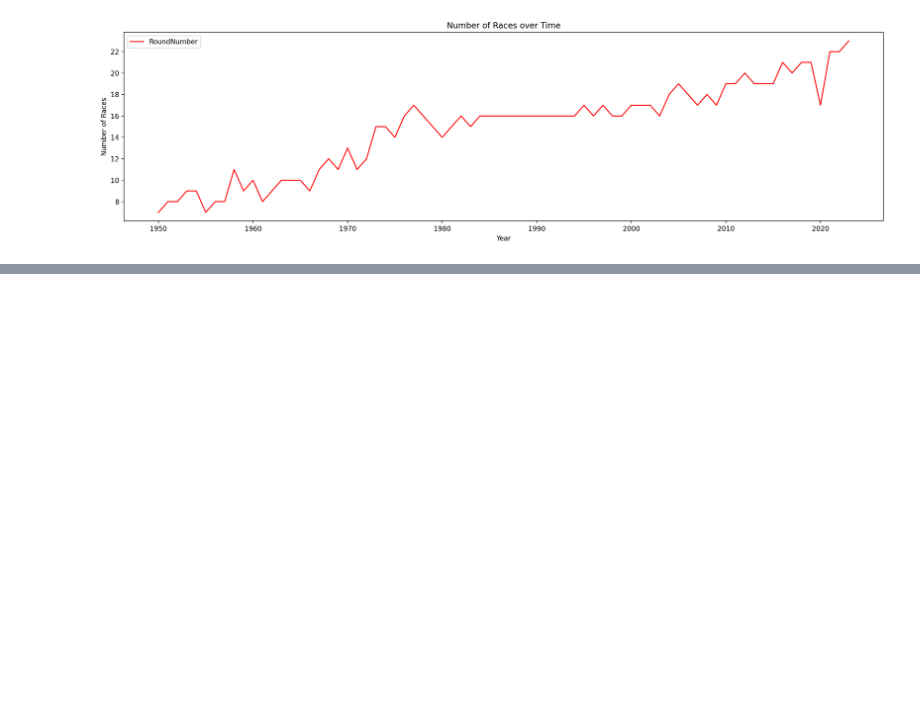
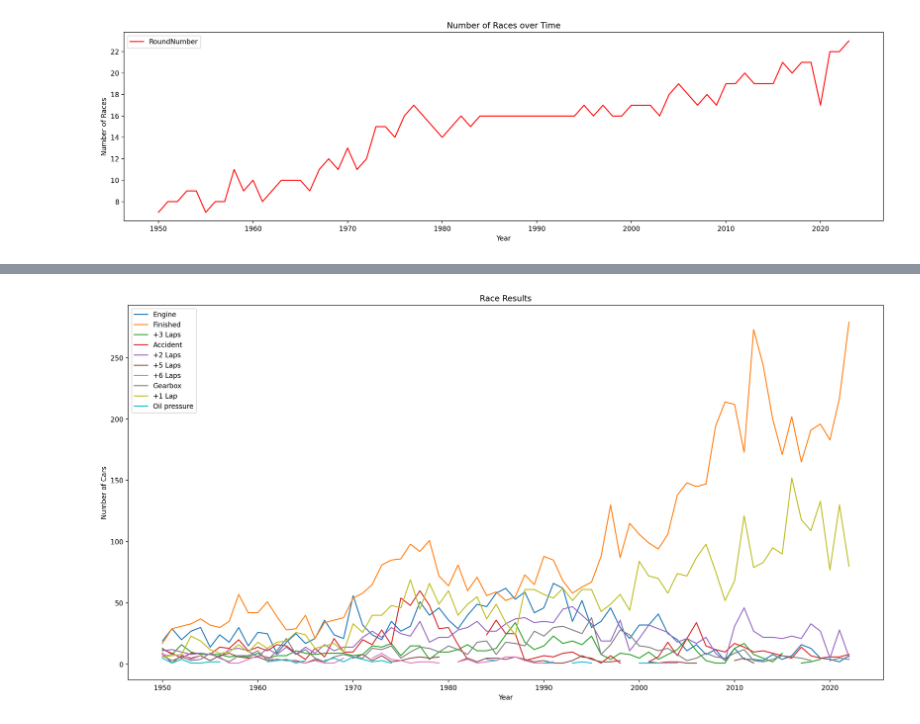
Before and after one commit to khushmeeet/f1, a Jupyter notebook: F1 analysis.ipynb, the cells around one changed output, grey strips where cells are left out. Saved outputs shown, nothing was run; the diff lists cells and outputs as text; code cells hidden in the pictures; blank space fills up the shorter version.

Commit message:
historical race status

```diff
--- a/F1 analysis.ipynb
+++ b/F1 analysis.ipynb
@@ -35,0 +40,14 @@ ax.set_title("Number of Races over Time");
+# %%
+sessions_df = pd.DataFrame()
+
+# Excluding 2023 because season is not complete
+for i in range(1950, 2023):
+    year = pd.DataFrame()
+    for j in range(1,df.loc[float(i)][0]+1):
+        session = fastf1.get_session(i, j, 'Race')
+        session.load(telemetry=False, laps=False, weather=False)
+        year = pd.concat([year, session.results["Status"]])
+    status = pd.DataFrame(year[0].value_counts().to_dict(), index=[i])
+    del year
+    sessions_df = pd.concat([sessions_df, status])
+    del status
@@ -35,0 +89,7 @@ ax.set_title("Number of Races over Time");
+# %%
+ax = sessions_df.iloc[:,:10].plot.line(use_index=True, figsize=(20,10))
+ax.set_xlabel("Year");
+ax.set_ylabel("Number of Cars");
+ax.set_title("Race Results");
+# %% [output]
+[figure, added]
```
Also changed, not shown: parts of 6 cells of this notebook.
